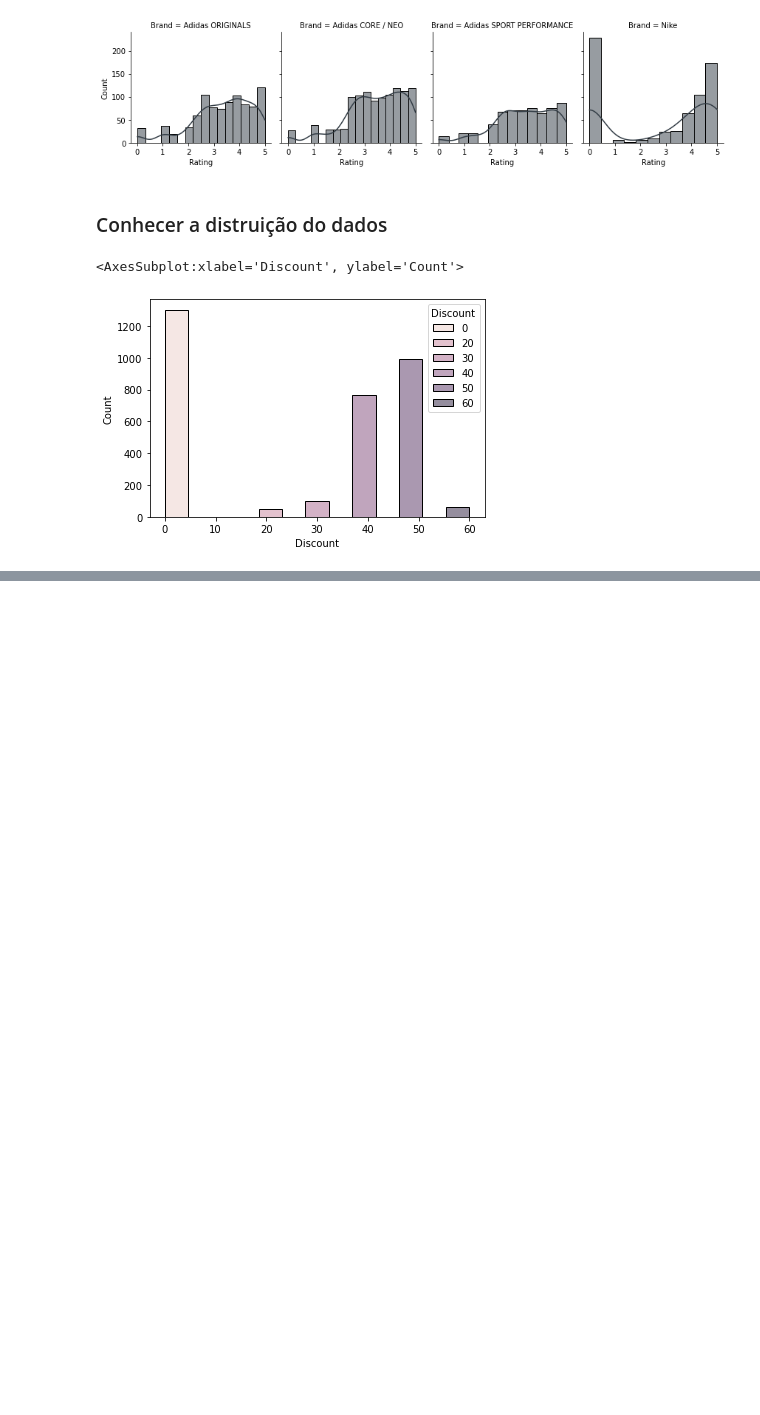
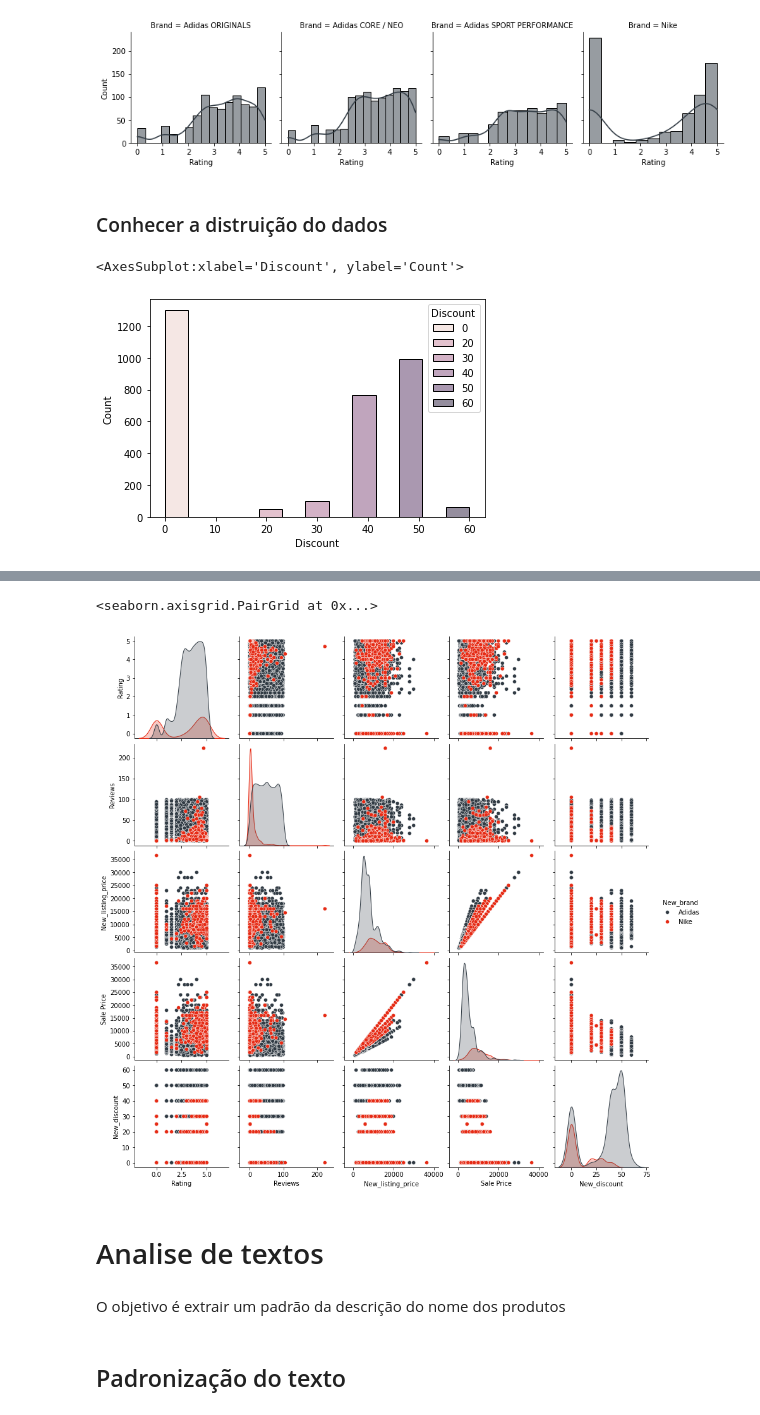
Before and after one commit to MaurilioGauss/AdidasVSNike_kaggle, a Jupyter notebook: CC_adidas_nike.ipynb, the cells around one changed output, grey strips where cells are left out. Cells and saved outputs as stored; diff of their text form; code cells hidden in the pictures; blank space fills up the shorter version.

```diff
--- a/CC_adidas_nike.ipynb
+++ b/CC_adidas_nike.ipynb
@@ -202,0 +216,3 @@ sns.histplot(
+# %%
+dados['New_listing_price'] = [vendas if price <= vendas else price
+                              for price, vendas in zip(dados['Listing Price'],dados['Sale Price'])]
@@ -202,0 +228,2 @@ sns.histplot(
+# %%
+dados['New_discount'] = [ (1-(preco/vendas))*100 for preco, vendas in zip(dados['Sale Price'], dados['New_listing_price'])]
@@ -202,0 +239,19 @@ sns.histplot(
+# %%
+dados['New_brand'] = [ 'Nike' if marca in 'Nike' else 'Adidas'  for marca in dados['Brand']]
+# %%
+dados.columns
+col_numeric = ['Rating', 'Reviews', 'Last Visited','New_listing_price', 'Sale Price', 'New_discount', 'New_brand']
+# %%
+sns.pairplot(
+    data= dados[col_numeric],
+    hue = 'New_brand'
+    )
+# %% [output]
+<seaborn.axisgrid.PairGrid at 0x...>
+[figure, added]
+# %% [markdown]
+# Analise de textos
+# %% [markdown]
+O objetivo é extrair um padrão da descrição do nome dos produtos
+# %% [markdown]
+## Padronização do texto
```
Also changed, not shown: parts of 23 cells of this notebook.
